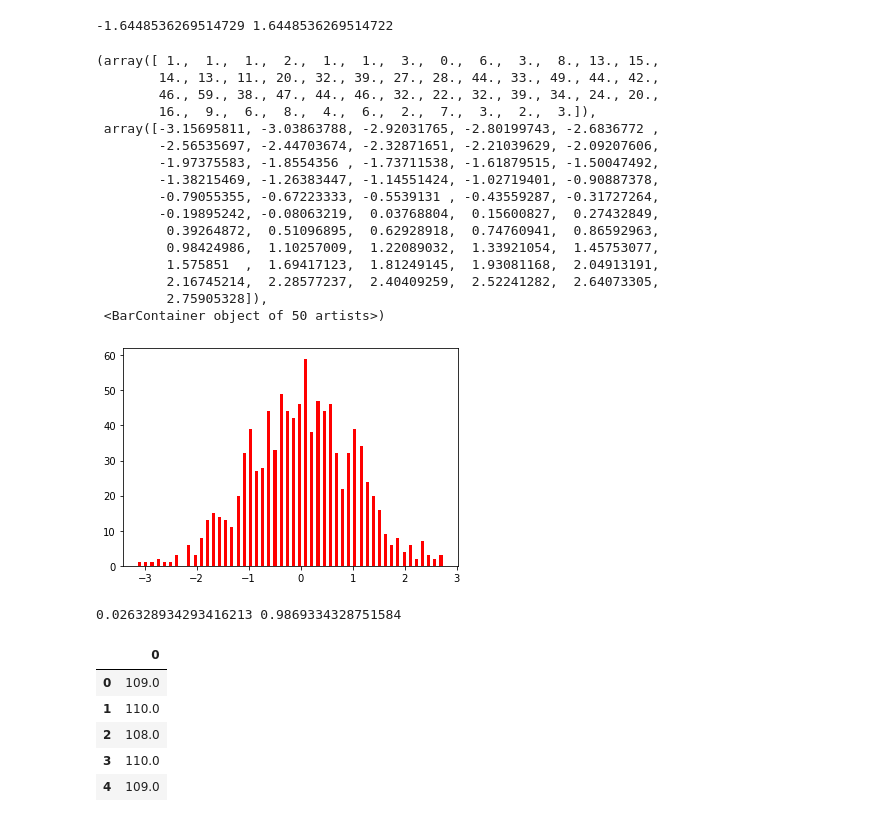
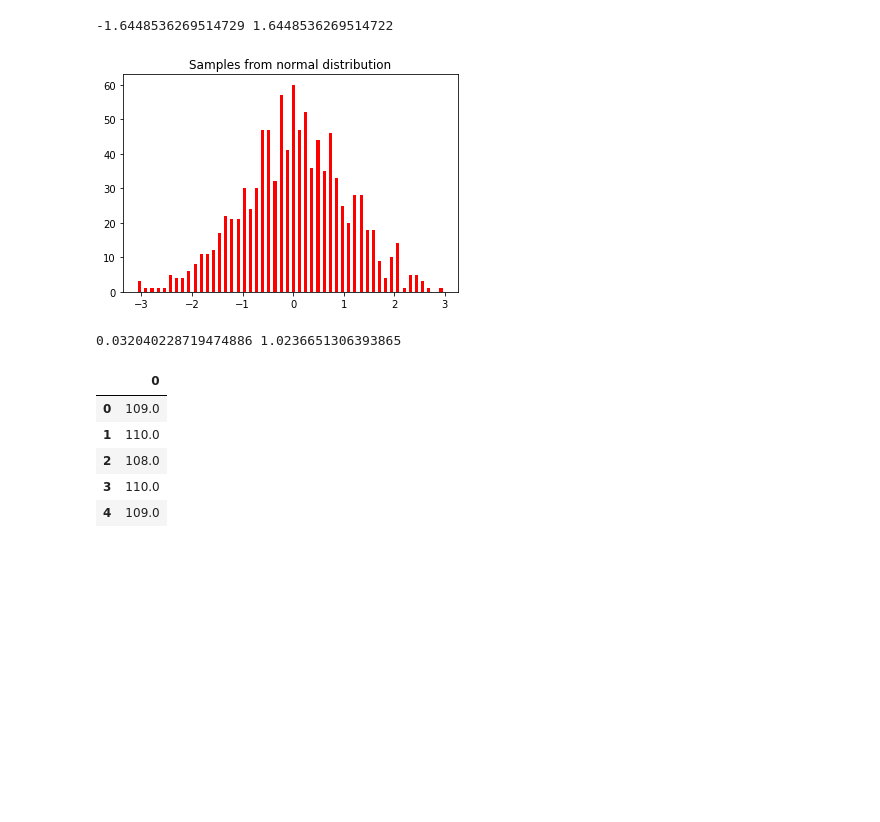
Before and after one commit to brorae/ML_practice, a Jupyter notebook: Computational statistics/practice.ipynb, the cells around one changed output. Cells and saved outputs as stored; diff of their text form; code cells hidden in the pictures; blank space fills up the shorter version.

```diff
--- a/Computational statistics/practice.ipynb
+++ b/Computational statistics/practice.ipynb
@@ -35,32 +35,18 @@ print(a, b)
 # %% [output]
 -1.6448536269514729 1.6448536269514722
 # %%
-sample = dist_norm.rvs(size=1000)
-plt.hist(sample,bins=50,rwidth=0.5,color='r')
+sample_norm = dist_norm.rvs(size=1000)
+plt.hist(sample_norm,bins=50,rwidth=0.5,color='r')
+plt.title("Samples from normal distribution")
+plt.show()
 # %% [output]
-(array([ 1.,  1.,  1.,  2.,  1.,  1.,  3.,  0.,  6.,  3.,  8., 13., 15.,
-        14., 13., 11., 20., 32., 39., 27., 28., 44., 33., 49., 44., 42.,
-        46., 59., 38., 47., 44., 46., 32., 22., 32., 39., 34., 24., 20.,
-        16.,  9.,  6.,  8.,  4.,  6.,  2.,  7.,  3.,  2.,  3.]),
- array([-3.15695811, -3.03863788, -2.92031765, -2.80199743, -2.6836772 ,
-        -2.56535697, -2.44703674, -2.32871651, -2.21039629, -2.09207606,
-        -1.97375583, -1.8554356 , -1.73711538, -1.61879515, -1.50047492,
-        -1.38215469, -1.26383447, -1.14551424, -1.02719401, -0.90887378,
-        -0.79055355, -0.67223333, -0.5539131 , -0.43559287, -0.31727264,
-        -0.19895242, -0.08063219,  0.03768804,  0.15600827,  0.27432849,
-         0.39264872,  0.51096895,  0.62928918,  0.74760941,  0.86592963,
-         0.98424986,  1.10257009,  1.22089032,  1.33921054,  1.45753077,
-         1.575851  ,  1.69417123,  1.81249145,  1.93081168,  2.04913191,
-         2.16745214,  2.28577237,  2.40409259,  2.52241282,  2.64073305,
-         2.75905328]),
- <BarContainer object of 50 artists>)
-[figure, old version]
+[figure, new version]
 # %%
-sample_mean = np.mean(sample)
-sample_var = np.var(sample)
+sample_mean = np.mean(sample_norm)
+sample_var = np.std(sample_norm)
 print(sample_mean,sample_var)
 # %% [output]
-0.026328934293416213 0.9869334328751584
+0.032040228719474886 1.0236651306393865
 # %%
 data = pd.read_csv('./sample.csv',header=None)
 data.head()
```
Also changed, not shown: parts of 11 cells of this notebook, 3 other files.
